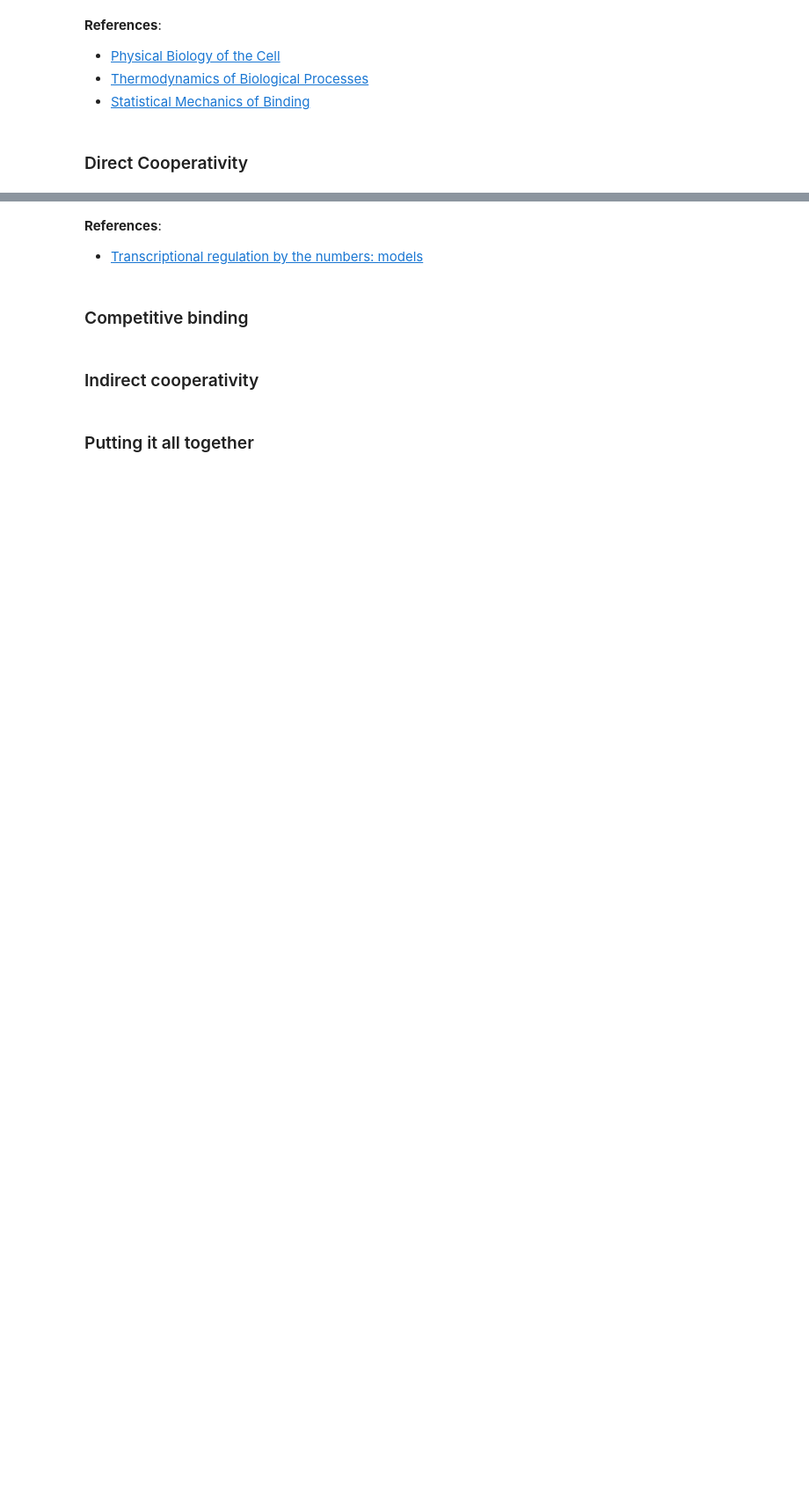
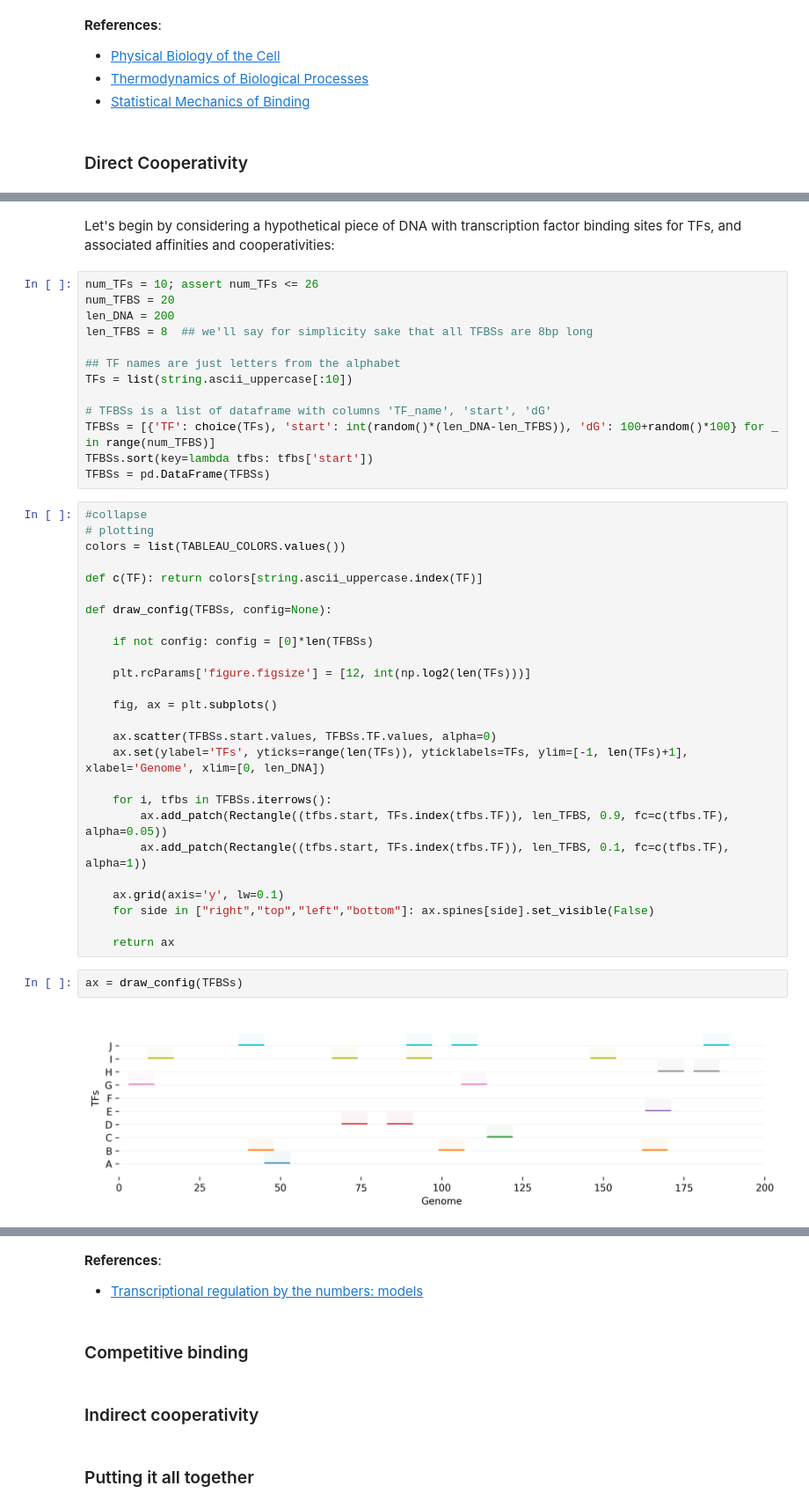
Before and after one commit to alexlenail/back_of_my_envelope, a Jupyter notebook: _notebooks/2022-01-12-equilibrium_TFs.ipynb, the cells around one changed output, grey strips where cells are left out. Shown: that part at 88% size. Cells and saved outputs as stored; diff of their text form; blank space fills up the shorter version.

```diff
--- a/_notebooks/2022-01-12-equilibrium_TFs.ipynb
+++ b/_notebooks/2022-01-12-equilibrium_TFs.ipynb
@@ -149,0 +180,45 @@ Then the probability of any state is just the weight of that state divided by th
+# %% [markdown]
+Let's begin by considering a hypothetical piece of DNA with transcription factor binding sites for TFs, and associated affinities and cooperativities:
+# %%
+num_TFs = 10; assert num_TFs <= 26
+num_TFBS = 20
+len_DNA = 200
+len_TFBS = 8  ## we'll say for simplicity sake that all TFBSs are 8bp long
+
+## TF names are just letters from the alphabet
+TFs = list(string.ascii_uppercase[:10])
+
+# TFBSs is a list of dataframe with columns 'TF_name', 'start', 'dG'
+TFBSs = [{'TF': choice(TFs), 'start': int(random()*(len_DNA-len_TFBS)), 'dG': 100+random()*100} for _ in range(num_TFBS)]
+TFBSs.sort(key=lambda tfbs: tfbs['start'])
+TFBSs = pd.DataFrame(TFBSs)
+# %%
+#collapse
+# plotting
+colors = list(TABLEAU_COLORS.values())
+
+def c(TF): return colors[string.ascii_uppercase.index(TF)]
+
+def draw_config(TFBSs, config=None):
+
+    if not config: config = [0]*len(TFBSs)
+
+    plt.rcParams['figure.figsize'] = [12, int(np.log2(len(TFs)))]
+
+    fig, ax = plt.subplots()
+
+    ax.scatter(TFBSs.start.values, TFBSs.TF.values, alpha=0)
+    ax.set(ylabel='TFs', yticks=range(len(TFs)), yticklabels=TFs, ylim=[-1, len(TFs)+1], xlabel='Genome', xlim=[0, len_DNA])
+
+    for i, tfbs in TFBSs.iterrows():
+        ax.add_patch(Rectangle((tfbs.start, TFs.index(tfbs.TF)), len_TFBS, 0.9, fc=c(tfbs.TF), alpha=0.05))
+        ax.add_patch(Rectangle((tfbs.start, TFs.index(tfbs.TF)), len_TFBS, 0.1, fc=c(tfbs.TF), alpha=1))
+
+    ax.grid(axis='y', lw=0.1)
+    for side in ["right","top","left","bottom"]: ax.spines[side].set_visible(False)
+
+    return ax
+# %%
+ax = draw_config(TFBSs)
+# %% [output]
+[figure, new version]
```
Also changed, not shown: parts of 18 cells of this notebook.
